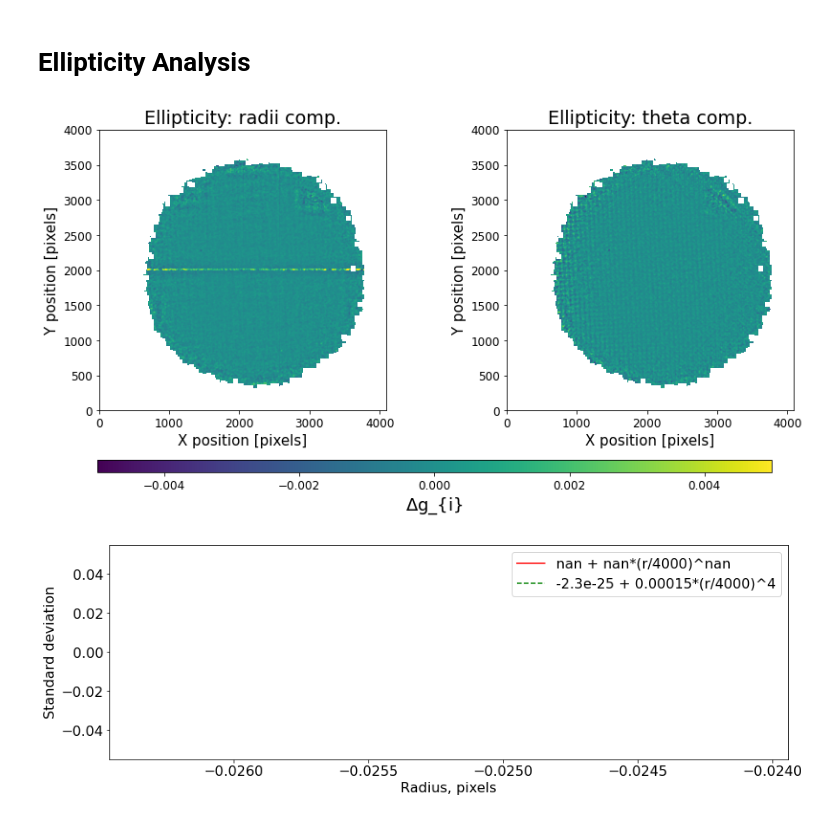
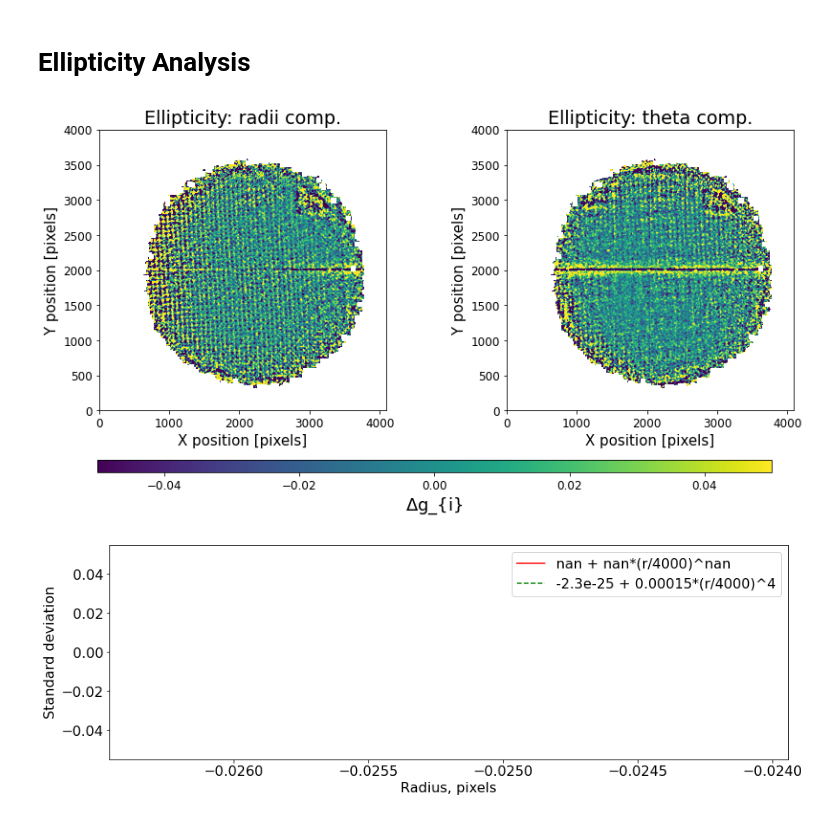
Before and after one commit to estevesjh/lsst-treeRing, a Jupyter notebook: 3-compareTreeRingSingal.ipynb, the cells around one changed output. Cells and saved outputs as stored; diff of their text form; code cells hidden in the pictures.

```diff
--- a/3-compareTreeRingSingal.ipynb
+++ b/3-compareTreeRingSingal.ipynb
@@ -503,6 +517,11 @@ sensor_lims = {'e2v':[[0,4096],[0,4004]],'ITL':[[0,4072],[0,4000]]}
 def proj_to_polar_coord(t,vx,vy):
     vr = np.cos(t)*vx + np.sin(t)*vy
     vt = -np.sin(t)*vx+ np.cos(t)*vy
+    return vr, vt
+
+def proj_to_polar_coord_spin2(t,vx,vy):
+    vr = np.cos(2*t)*vx + np.sin(2*t)*vy
+    vt = np.sin(2*t)*vx - np.cos(2*t)*vy
     return vr, vt
 
 def trasnform_to_polar_coord(x,y,x0=0.,y0=0.,deg=False):
@@ -517,7 +536,7 @@ xc,yc = centers[3]
 r, t = trasnform_to_polar_coord(e2v.xfltr_flat,e2v.yfltr_flat, x0=xc, y0=yc)
 
 dr,dt= proj_to_polar_coord(t,e2v.dX,e2v.dY)
-dgr,dgt= proj_to_polar_coord(t,e2v.dg1,e2v.dg2)
+dgr,dgt= proj_to_polar_coord_spin2(t,e2v.dg1,e2v.dg2)
 
 e2v.dR = dr
 e2v.dt = dt
@@ -640,24 +659,24 @@ cbar.ax.tick_params(labelsize=12)
 # %% [markdown]
 # Ellipticity Analysis
 # %%
-_,dr_img,_ =  generate_image(e2v,'dg1',fradius=130)
-_,dt_img,_ =  generate_image(e2v,'dg2',fradius=130)
+_,dr_img,_ =  generate_image(e2v,'dgr',fradius=130)
+_,dt_img,_ =  generate_image(e2v,'dgt',fradius=130)
 
-dr_img1 = apply_filter(dr_img, 250, power=4)
-dt_img1 = apply_filter(dt_img, 250, power=4)
+dr_img1 = 100*apply_filter(dr_img, 250, power=4)
+dt_img1 = 100*apply_filter(dt_img, 250, power=4)
 # %%
 fig, axes = plt.subplots(1, 2, figsize=(14, 6))
 
-imshow(dr_img1,axes[0],title='Ellipticity: radii comp.',levels=[-0.005,0.005])
-im0 = imshow(dt_img1,axes[1],title='Ellipticity: theta comp.',levels=[-0.005,0.005],show_colorbar=True)
+imshow(dr_img1,axes[0],title='Ellipticity: radii comp.',levels=[-0.05,0.05])
+im0 = imshow(dt_img1,axes[1],title='Ellipticity: theta comp.',levels=[-0.05,0.05],show_colorbar=True)
 
 fig.subplots_adjust(bottom=0.2)
 cbar_ax = fig.add_axes([0.15, 0.05, 0.7, 0.03])
 cbar = fig.colorbar(im0,cax= cbar_ax, orientation='horizontal')
 cbar.set_label(r'$\Delta$g_{i}', fontsize=18)
 cbar.ax.tick_params(labelsize=12)
 # %% [output]
-[figure, old version]
+[figure, new version]
 # %%
 def plot_radial_fit(pos,v):
     lo,hi = np.percentile(pos[np.isfinite(v)], [1,99])
```
Also changed, not shown: parts of 17 cells of this notebook, 4 other files.
